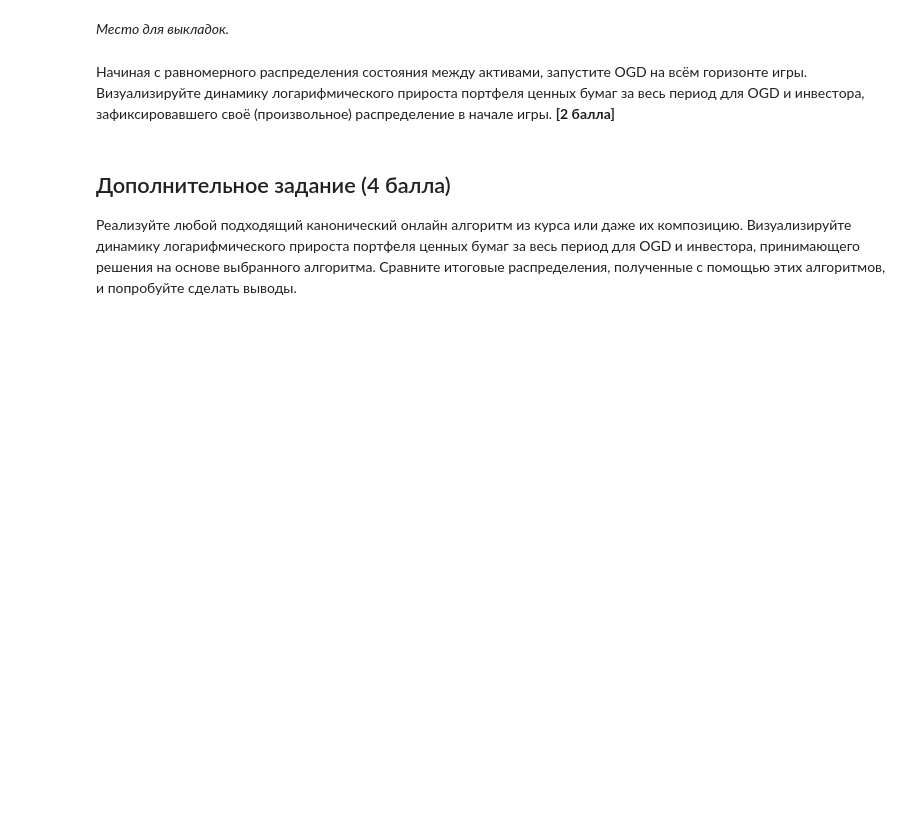
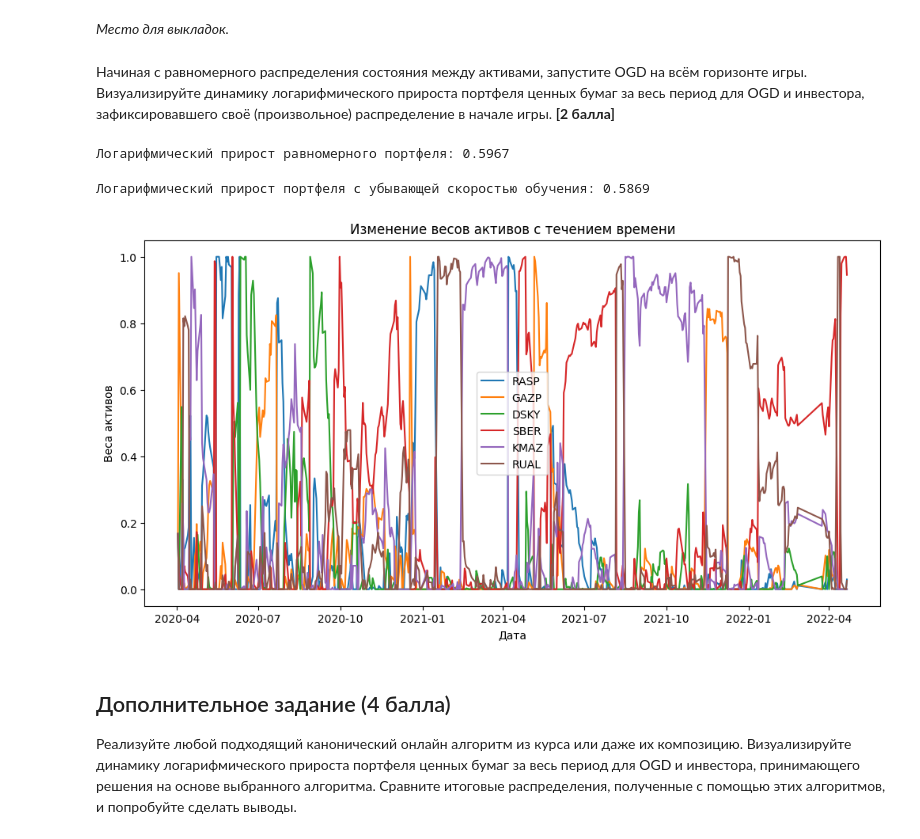
Before and after one commit to DeoEsor/Decision-Making-Theory, a Jupyter notebook: notebooks/hw2.ipynb, the cells around one changed output. Drawn from its saved outputs; the diff is of its cells as text; code cells hidden in the pictures; blank space fills up the shorter version.

```diff
--- a/notebooks/hw2.ipynb
+++ b/notebooks/hw2.ipynb
@@ -177,6 +208,76 @@ def simplex_projection(s: ArrayLike):
 Начиная с равномерного распределения состояния между активами, запустите OGD на всём горизонте игры. Визуализируйте динамику логарифмического прироста портфеля ценных бумаг за весь период для OGD и инвестора, зафиксировавшего своё (произвольное) распределение в начале игры. **[2 балла]**
 # %%
 # красивая визуализация на графике с подписями и адекватным масштабом
+# %%
+import pandas as pd
+import numpy as np
+
+# Assume 'prices_df' is the DataFrame with the asset prices
+market_returns_df = prices_df.pct_change().dropna()
+
+# Shift market returns to positive values by adding a constant (e.g., 1)
+market_returns_shifted = market_returns_df + 1
+
+# Calculate the number of assets
+num_assets = len(prices_df.columns)
+
+# Calculate the uniform weights for the assets
+uniform_weights = np.ones(num_assets) / num_assets
+
+# Calculate the logarithmic return for the uniform portfolio
+uniform_log_return = np.sum(np.log(market_returns_shifted @ uniform_weights))
+
+print("Логарифмический прирост равномерного портфеля: {:.4f}".format(uniform_log_return))
+# %% [output]
+Логарифмический прирост равномерного портфеля: 0.5967
+# %%
+# Shift market returns to positive values by adding a constant (e.g., 1)
+market_returns_shifted_df = market_returns_df + 1
+
+initial_learning_rate = 1.0
+learning_rate_schedule = decreasing_learning_rate_schedule(initial_learning_rate)
+investor_decreasing_lr = OnlineGradientDescentInvestor(num_assets, learning_rate_schedule)
+
+total_log_return_decreasing_lr = 0
+for t, market_returns in market_returns_shifted_df.iterrows():
+    weights = investor_decreasing_lr.get_weights()
+    log_return = np.log(market_returns @ weights)
+    total_log_return_decreasing_lr += log_return
+    investor_decreasing_lr.update((market_returns - 1).values)
+
+print("Логарифмический прирост портфеля с убывающей скоростью обучения: {:.4f}".format(total_log_return_decreasing_lr))
+# %% [output]
+Логарифмический прирост портфеля с убывающей скоростью обучения: 0.5869
+# %%
+def sqrt_learning_rate_schedule(initial_learning_rate: float):
+    def schedule(t: int) -> float:
+        return initial_learning_rate / np.sqrt(t + 1)
+    return schedule
+
+initial_learning_rate = 0.5
+learning_rate_schedule = sqrt_learning_rate_schedule(initial_learning_rate)
+investor_decreasing_lr = OnlineGradientDescentInvestor(num_assets, learning_rate_schedule)
+
+weights_history = []
+
+for t, market_returns in market_returns_df.iterrows():
+    weights = investor_decreasing_lr.get_weights()
+    weights_history.append(weights)
+    investor_decreasing_lr.update(market_returns.values)
+
+weights_history = np.array(weights_history)
+
+plt.figure(figsize=(12, 6))
+for i, ticker in enumerate(prices_df.columns):
+    plt.plot(market_returns_df.index, weights_history[:, i], label=ticker)
+
+plt.title("Изменение весов активов с течением времени")
+plt.xlabel("Дата")
+plt.ylabel("Веса активов")
+plt.legend()
+plt.show()
+# %% [output]
+[figure, added]
 # %% [markdown]
 ## Дополнительное задание (4 балла)
 
```
Also changed, not shown: parts of 4 cells of this notebook.
